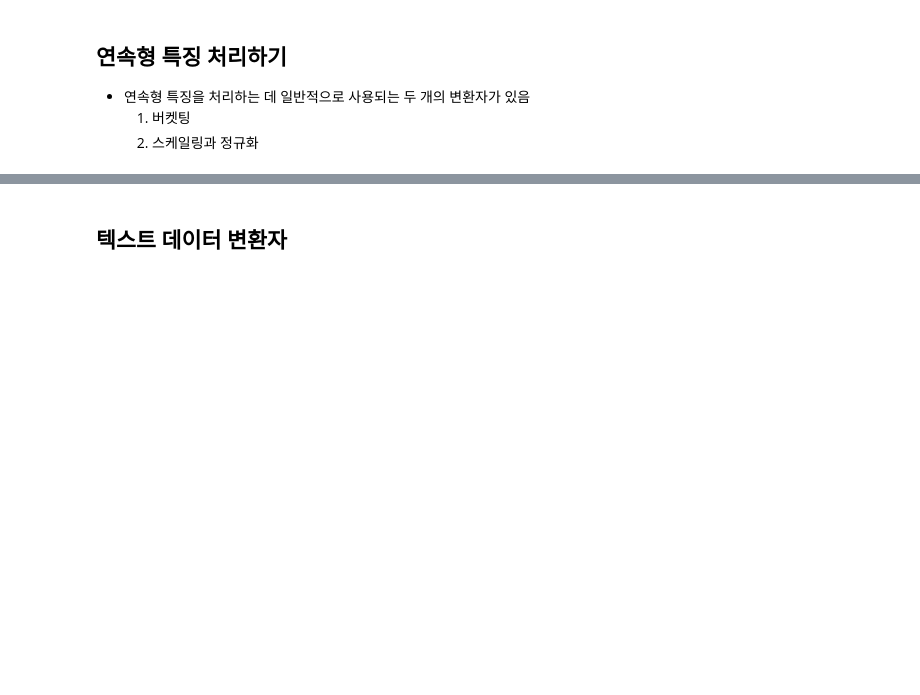
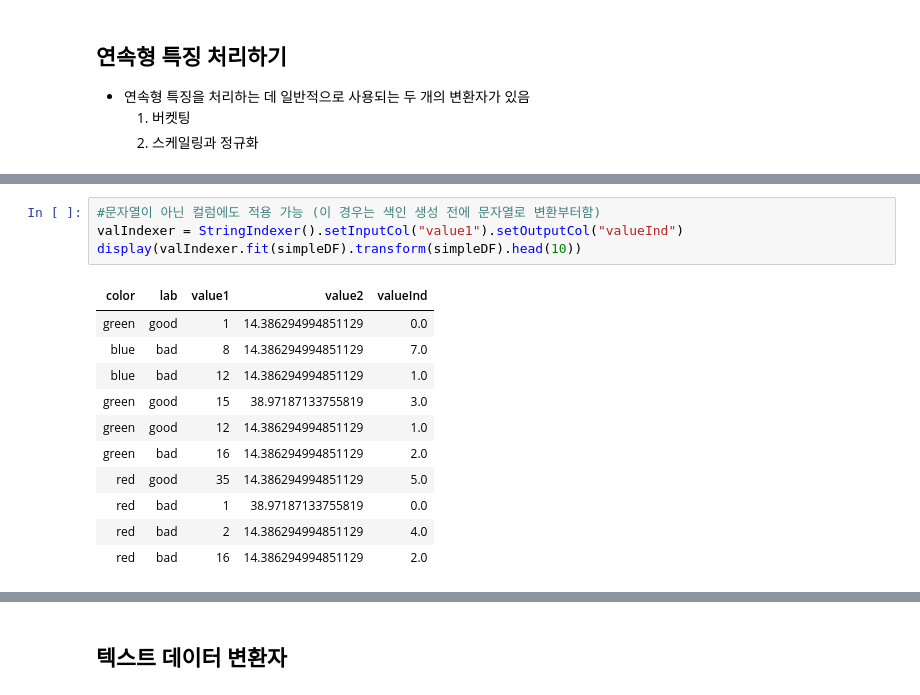
Before and after one commit to PingPingE/Spark, a Jupyter notebook: Part6/Chapter25.ipynb, the cells around one changed output, grey strips where cells are left out. Drawn from its saved outputs; the diff is of its cells as text; blank space fills up the shorter version.

```diff
--- a/Part6/Chapter25.ipynb
+++ b/Part6/Chapter25.ipynb
@@ -213,0 +330,16 @@ fitted_bucketer.transform(contDF).show()
+# %%
+#문자열이 아닌 컬럼에도 적용 가능 (이 경우는 색인 생성 전에 문자열로 변환부터함)
+valIndexer = StringIndexer().setInputCol("value1").setOutputCol("valueInd")
+display(valIndexer.fit(simpleDF).transform(simpleDF).head(10))
+# %% [output]
+| color | lab | value1 | value2 | valueInd |
+| green | good | 1 | 14.386294994851129 | 0.0 |
+| blue | bad | 8 | 14.386294994851129 | 7.0 |
+| blue | bad | 12 | 14.386294994851129 | 1.0 |
+| green | good | 15 | 38.97187133755819 | 3.0 |
+| green | good | 12 | 14.386294994851129 | 1.0 |
+| green | bad | 16 | 14.386294994851129 | 2.0 |
+| red | good | 35 | 14.386294994851129 | 5.0 |
+| red | bad | 1 | 38.97187133755819 | 0.0 |
+| red | bad | 2 | 14.386294994851129 | 4.0 |
+| red | bad | 16 | 14.386294994851129 | 2.0 |
```
Also changed, not shown: parts of 24 cells of this notebook.
